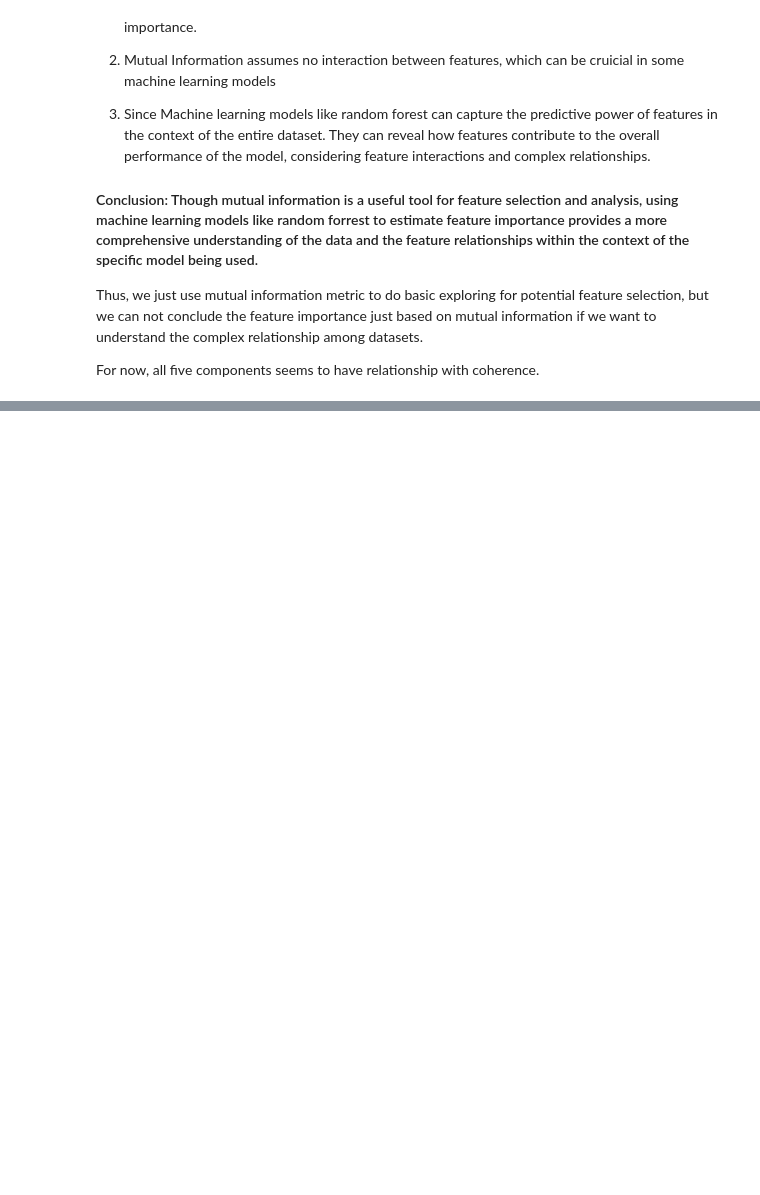
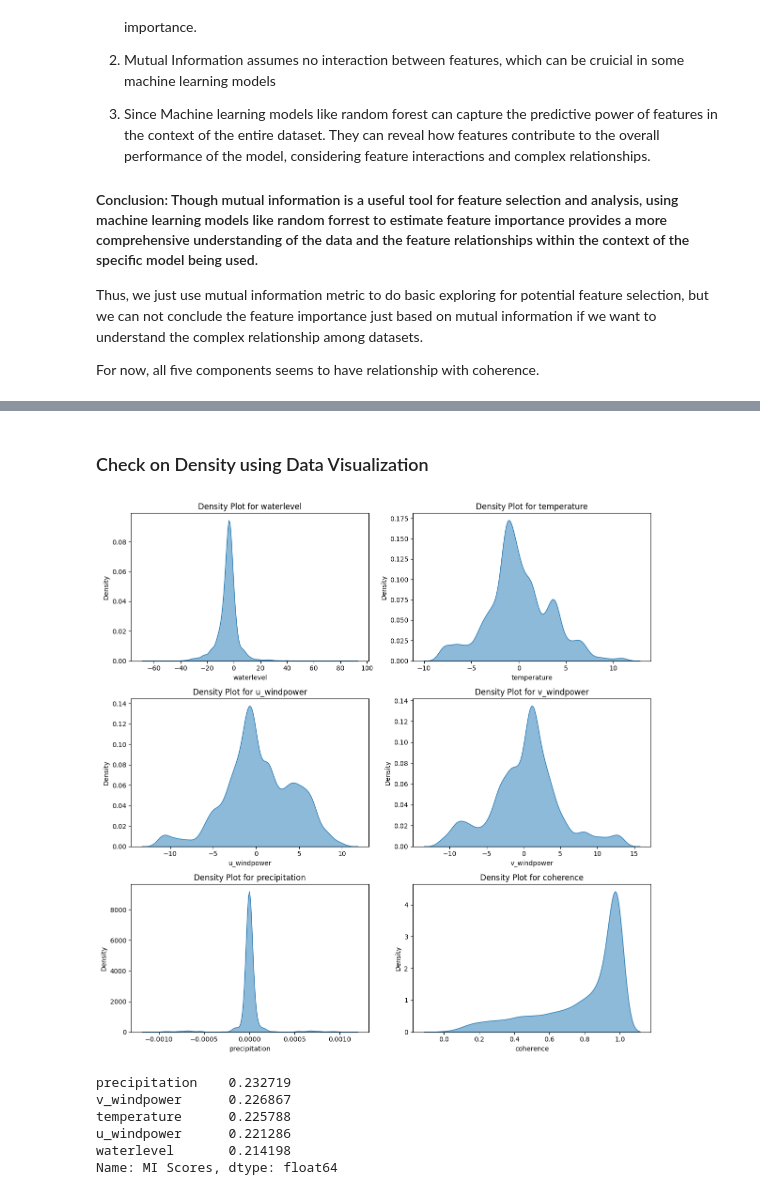
Before and after one commit to sophie8910/ML-ImpactorsOnInSARCoherence, a Jupyter notebook: Codes/Python/Step1_Exploring_Data.ipynb, the cells around one changed output, grey strips where cells are left out. Cells and saved outputs as stored; diff of their text form; code cells hidden in the pictures; blank space fills up the shorter version.

```diff
--- a/Codes/Python/Step1_Exploring_Data.ipynb
+++ b/Codes/Python/Step1_Exploring_Data.ipynb
@@ -259,0 +363,4 @@ Go back to the loading step, replace the file to conduct similar exploratory dat
+# %%
+# add an index column to the features dataframe using pandas
+featuresdry.reset_index(inplace =True)
+featuresdry.head()
@@ -259,0 +374,52 @@ Go back to the loading step, replace the file to conduct similar exploratory dat
+# %% [markdown]
+### Check on Density using Data Visualization
+# %%
+#sns.relplot(x = "u_component of wind",y = "coherence", data = features)
+featuresnew = featuresdry[['waterlevel','temperature','u_windpower', 'v_windpower','precipitation','coherence']]
+
+# create a 3*2 subplot layout
+fig, axs = plt.subplots(3, 2, figsize=(12, 12))
+
+# Plot density plots on the subplots for each column
+for i, feature in enumerate(featuresnew.columns):
+    ax = axs[i // 2, i % 2]
+    sns.kdeplot(data=featuresdry[feature], ax=ax, fill=True, alpha=0.5)
+    ax.set_title(f'Density Plot for {feature}')
+    ax.set_xlabel(feature)
+    ax.set_ylabel('Density')
+
+# Adjust layout
+plt.tight_layout()
+plt.show()
+
+# featuresnew = features[['waterlevel','temperature','u_component of wind', 'v_component of wind','precipitation','coherence']]
+# fig, ax = plt.subplots(figsize = (13,12))
+# pd.plotting.scatter_matrix(featuresnew, diagonal = 'kde', ax = ax)
+# plt.show()
+# %% [output]
+[figure, added]
+# %%
+# calculate mutual information to figure out the dependency of label on each feature
+from sklearn.feature_selection import mutual_info_regression
+
+X = featuresdry[['waterlevel','temperature','u_windpower', 'v_windpower','precipitation',]]
+y = featuresdry['coherence']
+
+def make_mi_scores(X, y):
+    # X representes features
+    # y represents label
+
+    mi_scores = mutual_info_regression(X,y)
+    mi_scores = pd.Series(mi_scores, name = "MI Scores", index = X.columns)
+    mi_scores = mi_scores.sort_values(ascending = False)
+    return mi_scores
+
+mi_scores = make_mi_scores(X,y)
+mi_scores
+# %% [output]
+precipitation    0.232719
+v_windpower      0.226867
+temperature      0.225788
+u_windpower      0.221286
+waterlevel       0.214198
+Name: MI Scores, dtype: float64
```
Also changed, not shown: parts of 19 cells of this notebook, 1 other file.
